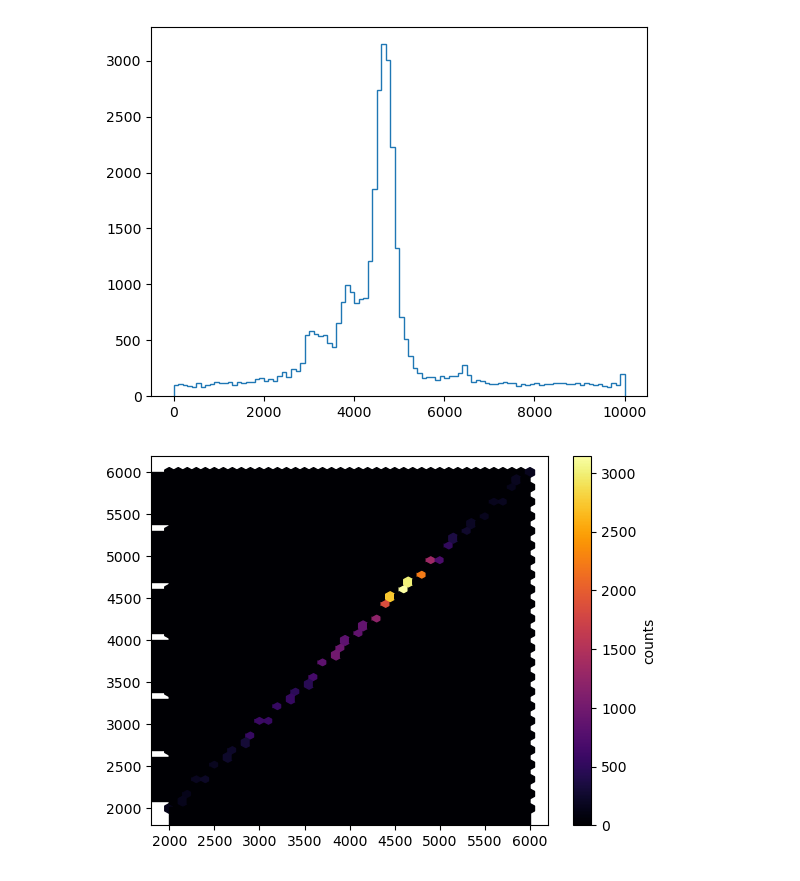
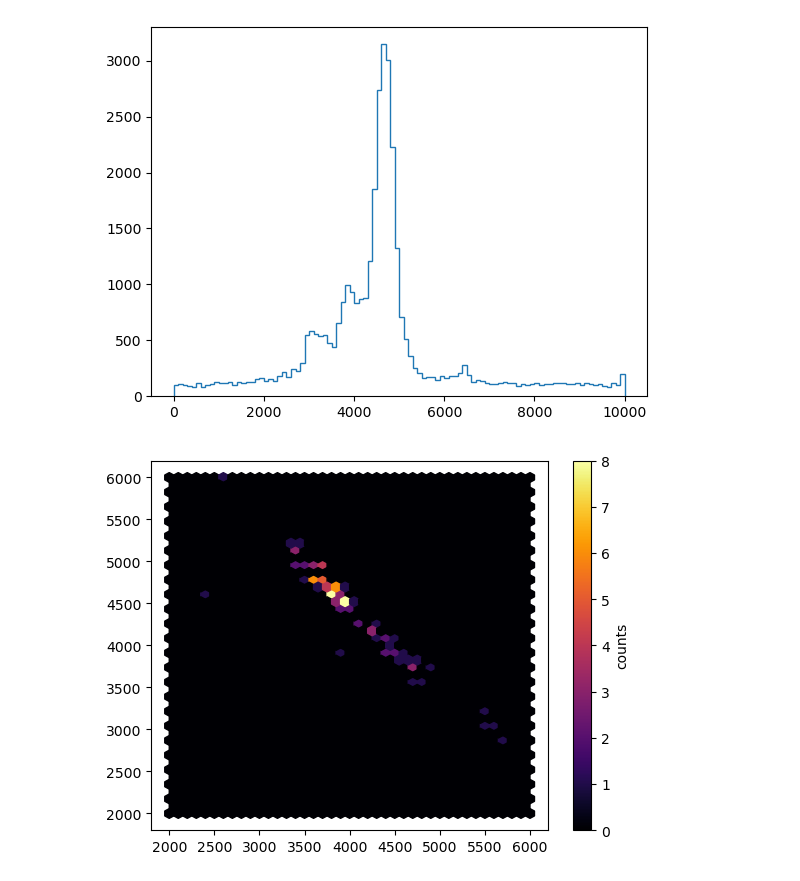
Before and after one commit to Smith-Raymer/time-tagger-analysis, a Jupyter notebook: notebooks/JTI.ipynb, the cells around one changed output. Drawn from its saved outputs; the diff is of its cells as text; code cells hidden in the pictures.

```diff
--- a/notebooks/JTI.ipynb
+++ b/notebooks/JTI.ipynb
@@ -25,17 +25,18 @@ This helper function is used to find the matching pulse assuming that coincidenc
 # %%
 def index_sorted(data,value,start):
     index = start
-    while(data[index] <= value):
+    length = len(data)
+    while(index < length and data[index] <= value):
         if (data[index] == value):
             return index
         index = index+1
     return -1
 # %%
-def joint_temporal_intensity(file1,file2,temporal_maxes = [10000,10000], step = 100):
+def joint_temporal_intensity(file1,file2,extent = (2000,6000,2000,6000), gridsize = 40):
      with open(file1, newline='') as csvfile1:
+         datareader1 = csv.reader(csvfile1,delimiter=';')
+         data1 = list(map(lambda x: [int(x[0]),int(x[1])],datareader1))
          with open(file2, newline='') as csvfile2:
-             datareader1 = csv.reader(csvfile1,delimiter=';')
-             data1 = list(map(lambda x: [int(x[0]),int(x[1])],datareader1))
              datareader2 = csv.reader(csvfile2,delimiter=';')
              data2 = list(map(lambda x: [int(x[0]),int(x[1])],datareader2))
              times2 = list(map(lambda x: x[0],data2))
@@ -53,7 +54,7 @@ def joint_temporal_intensity(file1,file2,temporal_maxes = [10000,10000], step =
                  joint_y.append(times2[index])
              #print(joint_values)
              fig, ax = plt.subplots()
-             hb = ax.hexbin(joint_x,joint_y, gridsize = 40, marginals = True, extent = (2000,6000,2000,6000),cmap = 'inferno')
+             hb = ax.hexbin(joint_x,joint_y, gridsize = gridsize, extent = extent,cmap = 'inferno')
              fig.colorbar(hb, ax=ax, label='counts')
 # %%
 marginal_temporal_intensity("/home/dominic/Downloads/Dom_Timestamps_357K_1p3muW_C1.txt")
@@ -76,6 +77,6 @@ marginal_temporal_intensity("/home/dominic/Downloads/Dom_Timestamps_360K_1p3muW_
 # %% [output]
 [figure]
 # %%
-joint_temporal_intensity("/home/dominic/Downloads/Dom_Timestamps_360K_1p3muW_C2.txt","/home/dominic/Downloads/Dom_Timestamps_360K_1p3muW_C2.txt")
+joint_temporal_intensity("/home/dominic/Downloads/Dom_Timestamps_360K_1p3muW_C1.txt","/home/dominic/Downloads/Dom_Timestamps_360K_1p3muW_C2.txt")
 # %% [output]
-[figure, old version]
+[figure, new version]
```
Also changed, not shown: parts of 1 cell of this notebook.
